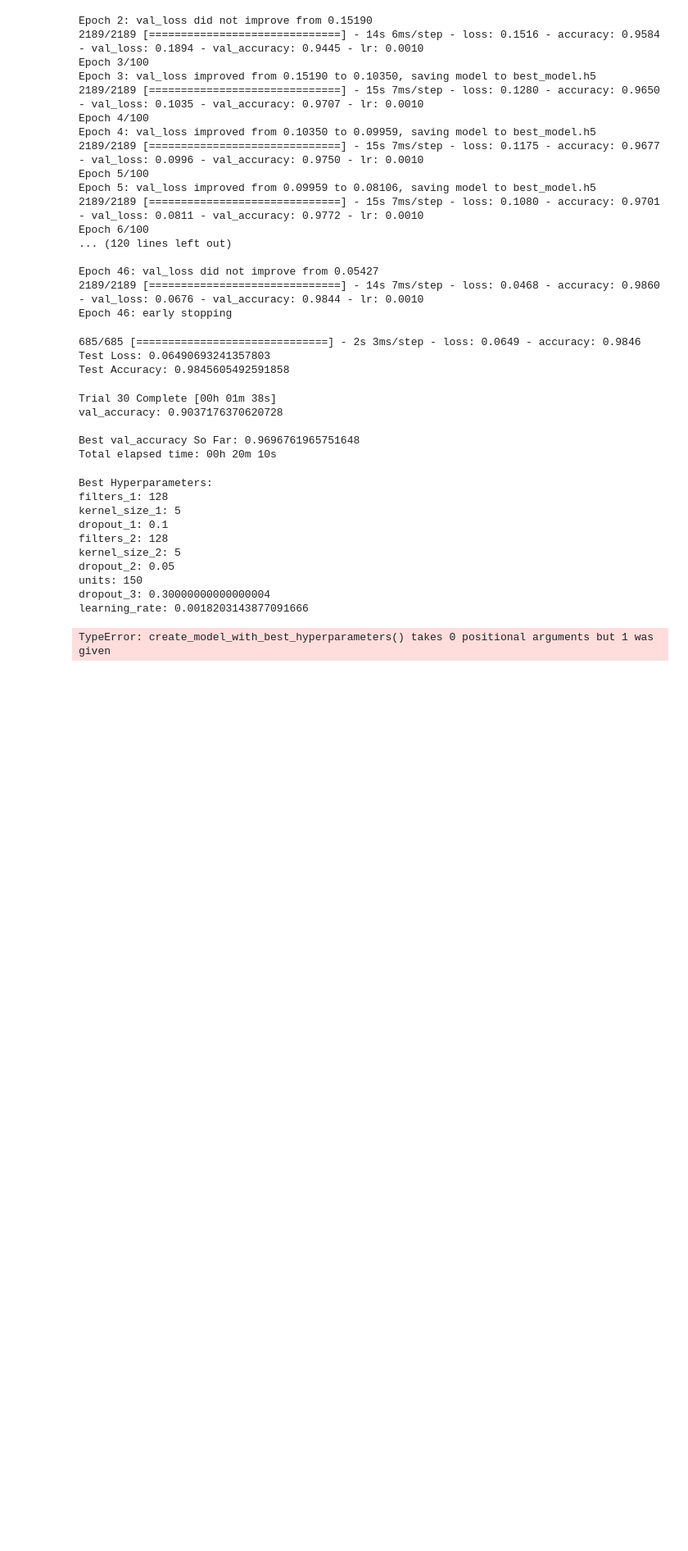
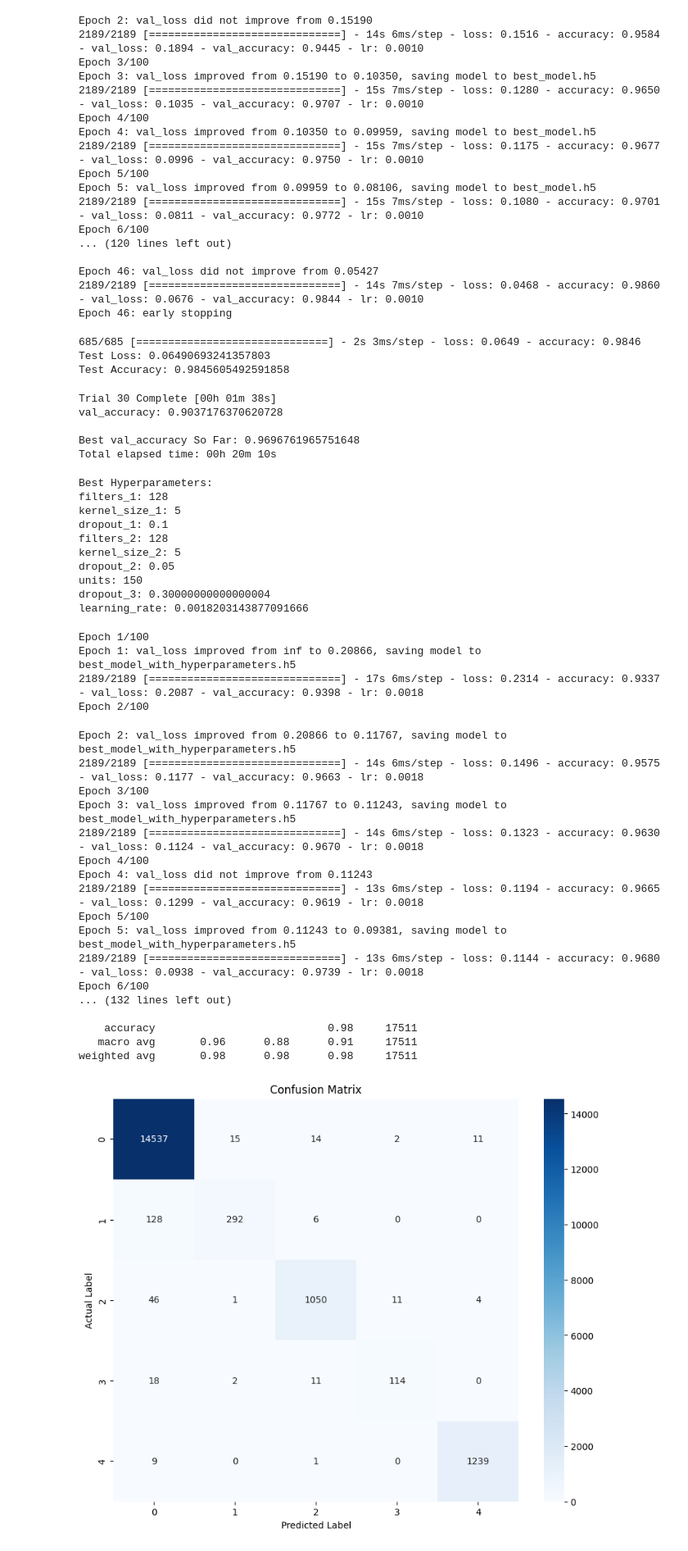
Before and after one commit to rtonetwotree/phase_5_project_ecg, a Jupyter notebook: notebooks/time_series_neural_network.ipynb, the cells around one changed output. Shown: that part at 82% size. Drawn from its saved outputs; the diff is of its cells as text; code cells hidden in the pictures; blank space fills up the shorter version.

```diff
--- a/notebooks/time_series_neural_network.ipynb
+++ b/notebooks/time_series_neural_network.ipynb
@@ -681,32 +657,80 @@ model_checkpoint = ModelCheckpoint(
 early_stopping = EarlyStopping(
     monitor='val_loss',
     patience=10,
     verbose=1,
     restore_best_weights=True
 )
 
 # Define the ReduceLROnPlateau callback
 reduce_lr = ReduceLROnPlateau(
     monitor='val_loss',
     factor=0.2,
     patience=5,
     min_lr=0.001,
     verbose=1
 )
 
 # Assuming you have the best hyperparameters already, create the model with them
-model_with_best_hyperparameters = create_model_with_best_hyperparameters(best_hyperparameters)
+model_with_best_hyperparameters
 
 # Train the model with the callbacks
 history_with_best_hyperparameters = model_with_best_hyperparameters.fit(
     X_train,
     y_train,
     epochs=100,  # Adjust the number of epochs if necessary
     validation_data=(X_test, y_test),
     callbacks=[early_stopping, reduce_lr, model_checkpoint]
 )
 
 # Optionally, load the best model saved during training
 # best_model = load_model('best_model_with_hyperparameters.h5')
+
+from sklearn.metrics import classification_report, confusion_matrix
+import seaborn as sns
+import matplotlib.pyplot as plt
+
+# Predictions
+y_pred = model_with_best_hyperparameters.predict(X_test)
+y_pred_classes = np.argmax(y_pred, axis=1)
+y_true = np.argmax(y_test, axis=1)
+
+# Evaluation on Test Data
+test_loss, test_accuracy = model_with_best_hyperparameters.evaluate(X_test, y_test, verbose=2)
+print(f"Test Loss: {test_loss}")
+print(f"Test Accuracy: {test_accuracy}")
+
+# Classification Report
+print("Classification Report:")
+print(classification_report(y_true, y_pred_classes))
+
+# Confusion Matrix
+cm = confusion_matrix(y_true, y_pred_classes)
+plt.figure(figsize=(10, 8))
+sns.heatmap(cm, annot=True, fmt="d", cmap="Blues", xticklabels=[0, 1, 2, 3, 4], yticklabels=[0, 1, 2, 3, 4])
+plt.title("Confusion Matrix")
+plt.ylabel("Actual Label")
+plt.xlabel("Predicted Label")
+plt.show()
 # %% [output]
-TypeError: create_model_with_best_hyperparameters() takes 0 positional arguments but 1 was given
+Epoch 1/100
+Epoch 1: val_loss improved from inf to 0.20866, saving model to best_model_with_hyperparameters.h5
+2189/2189 [==============================] - 17s 6ms/step - loss: 0.2314 - accuracy: 0.9337 - val_loss: 0.2087 - val_accuracy: 0.9398 - lr: 0.0018
+Epoch 2/100
+Epoch 2: val_loss improved from 0.20866 to 0.11767, saving model to best_model_with_hyperparameters.h5
+2189/2189 [==============================] - 14s 6ms/step - loss: 0.1496 - accuracy: 0.9575 - val_loss: 0.1177 - val_accuracy: 0.9663 - lr: 0.0018
+Epoch 3/100
+Epoch 3: val_loss improved from 0.11767 to 0.11243, saving model to best_model_with_hyperparameters.h5
+2189/2189 [==============================] - 14s 6ms/step - loss: 0.1323 - accuracy: 0.9630 - val_loss: 0.1124 - val_accuracy: 0.9670 - lr: 0.0018
+Epoch 4/100
+Epoch 4: val_loss did not improve from 0.11243
+2189/2189 [==============================] - 13s 6ms/step - loss: 0.1194 - accuracy: 0.9665 - val_loss: 0.1299 - val_accuracy: 0.9619 - lr: 0.0018
+Epoch 5/100
+Epoch 5: val_loss improved from 0.11243 to 0.09381, saving model to best_model_with_hyperparameters.h5
+2189/2189 [==============================] - 13s 6ms/step - loss: 0.1144 - accuracy: 0.9680 - val_loss: 0.0938 - val_accuracy: 0.9739 - lr: 0.0018
+Epoch 6/100
+... (132 lines left out)
+
+    accuracy                           0.98     17511
+   macro avg       0.96      0.88      0.91     17511
+weighted avg       0.98      0.98      0.98     17511
+[figure, added]
```
Also changed, not shown: parts of 35 cells of this notebook.
